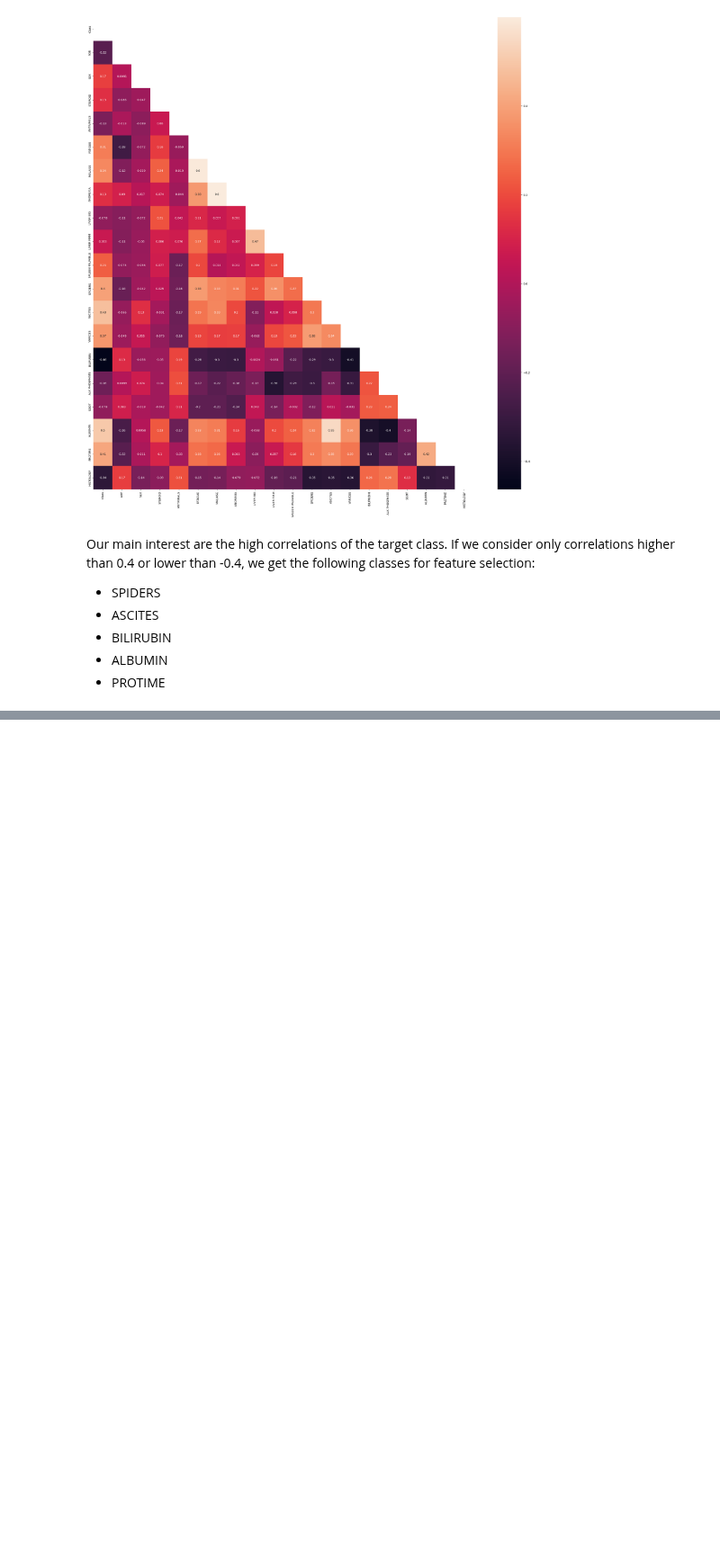
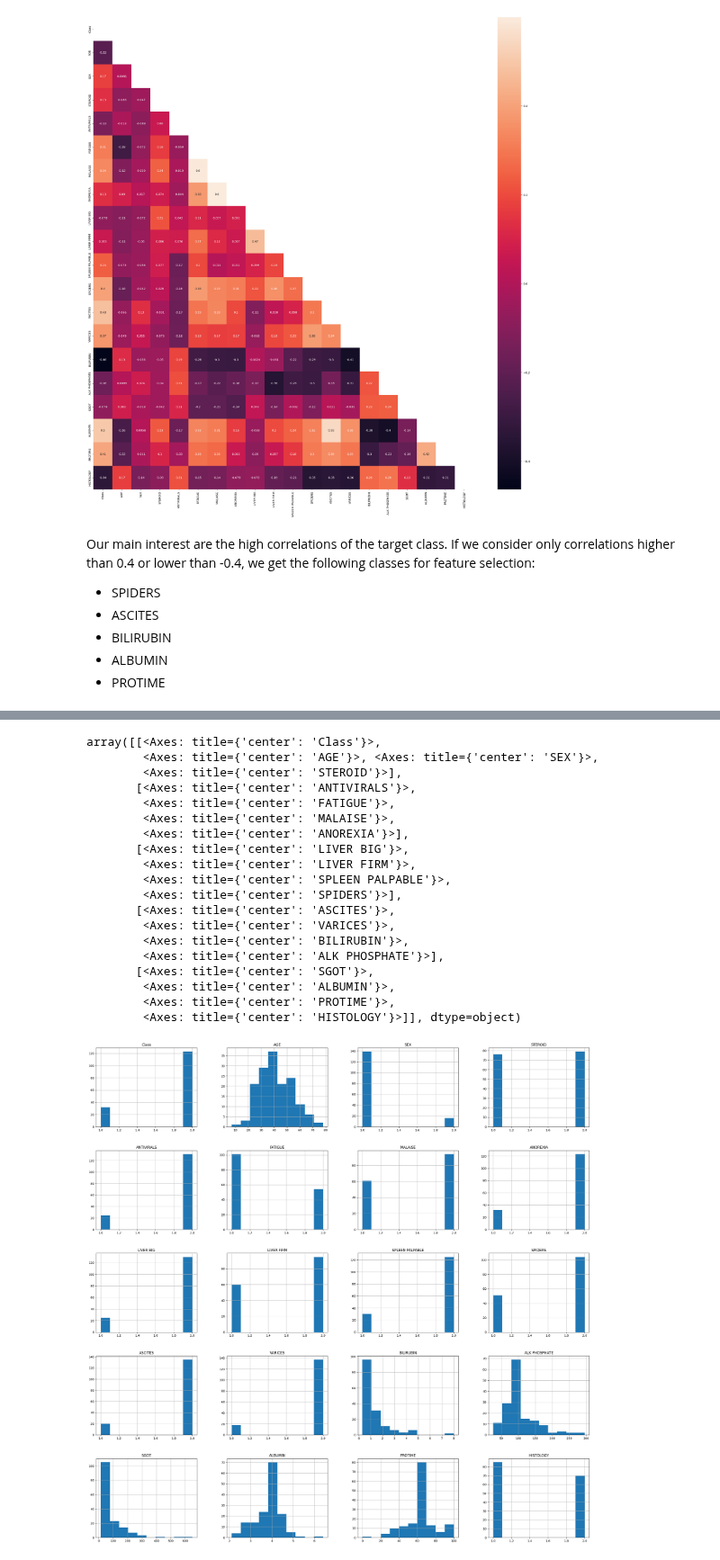
Before and after one commit to lebe1/MachineLearningCourse, a Jupyter notebook: Exercise1/explore_hepatitis.ipynb, the cells around one changed output, grey strips where cells are left out. Shown at 90% size. Cells and saved outputs as stored; diff of their text form; code cells hidden in the pictures; blank space fills up the shorter version.

```diff
--- a/Exercise1/explore_hepatitis.ipynb
+++ b/Exercise1/explore_hepatitis.ipynb
@@ -293,0 +322,3 @@ memory usage: 6.2+ KB
+# %%
+for series_name, series in imputed_data.items():
+    imputed_data[series_name] = pd.to_numeric(series)
@@ -293,0 +354,5 @@ memory usage: 6.2+ KB
+# %%
+columns = ['SEX', 'STEROID', 'ANTIVIRALS', 'FATIGUE', 'MALAISE', 'ANOREXIA', 'LIVER BIG', 'LIVER FIRM', 'SPLEEN PALPABLE', 'SPIDERS', 'ASCITES', 'VARICES', 'HISTOLOGY', "Class", "AGE", "BILIRUBIN", "ALK PHOSPHATE", "SGOT", "ALBUMIN", "PROTIME"]
+columns_dict = {}
+for i in range(len(columns)):
+    columns_dict.update({i:columns[i]})
@@ -293,0 +382,4 @@ memory usage: 6.2+ KB
+# %%
+# Rename columns to names instead of digits
+imputed_data = imputed_data.rename(columns=columns_dict)
+imputed_data.head()
@@ -293,0 +393,4 @@ memory usage: 6.2+ KB
+# %%
+# Reorder columns
+imputed_data = imputed_data[['Class', 'AGE', 'SEX', 'STEROID', 'ANTIVIRALS', 'FATIGUE', 'MALAISE', 'ANOREXIA', 'LIVER BIG', 'LIVER FIRM', 'SPLEEN PALPABLE', 'SPIDERS', 'ASCITES', 'VARICES', 'BILIRUBIN', 'ALK PHOSPHATE', 'SGOT', 'ALBUMIN', 'PROTIME', 'HISTOLOGY']]
+imputed_data.head()
@@ -293,0 +404,23 @@ memory usage: 6.2+ KB
+# %%
+imputed_data.hist(figsize=(30,30))
+# %% [output]
+array([[<Axes: title={'center': 'Class'}>,
+        <Axes: title={'center': 'AGE'}>, <Axes: title={'center': 'SEX'}>,
+        <Axes: title={'center': 'STEROID'}>],
+       [<Axes: title={'center': 'ANTIVIRALS'}>,
+        <Axes: title={'center': 'FATIGUE'}>,
+        <Axes: title={'center': 'MALAISE'}>,
+        <Axes: title={'center': 'ANOREXIA'}>],
+       [<Axes: title={'center': 'LIVER BIG'}>,
+        <Axes: title={'center': 'LIVER FIRM'}>,
+        <Axes: title={'center': 'SPLEEN PALPABLE'}>,
+        <Axes: title={'center': 'SPIDERS'}>],
+       [<Axes: title={'center': 'ASCITES'}>,
+        <Axes: title={'center': 'VARICES'}>,
+        <Axes: title={'center': 'BILIRUBIN'}>,
+        <Axes: title={'center': 'ALK PHOSPHATE'}>],
+       [<Axes: title={'center': 'SGOT'}>,
+        <Axes: title={'center': 'ALBUMIN'}>,
+        <Axes: title={'center': 'PROTIME'}>,
+        <Axes: title={'center': 'HISTOLOGY'}>]], dtype=object)
+[figure, added]
```
Also changed, not shown: parts of 25 cells of this notebook, 21 other files.
